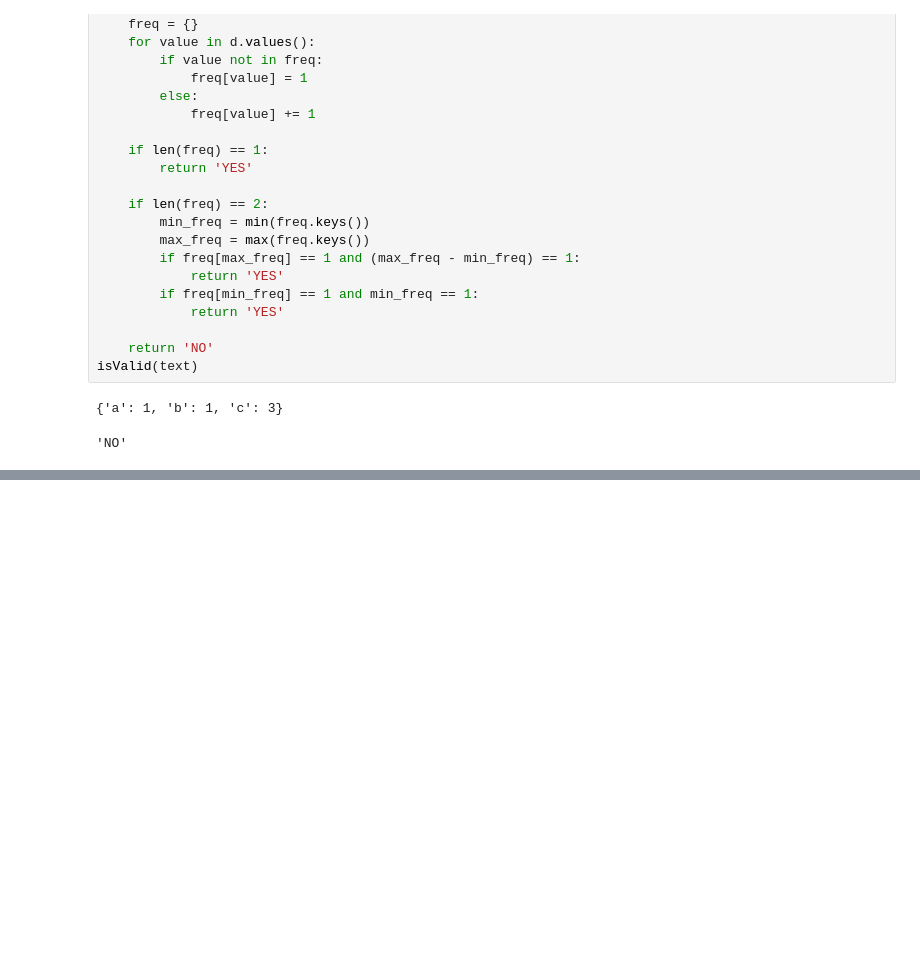
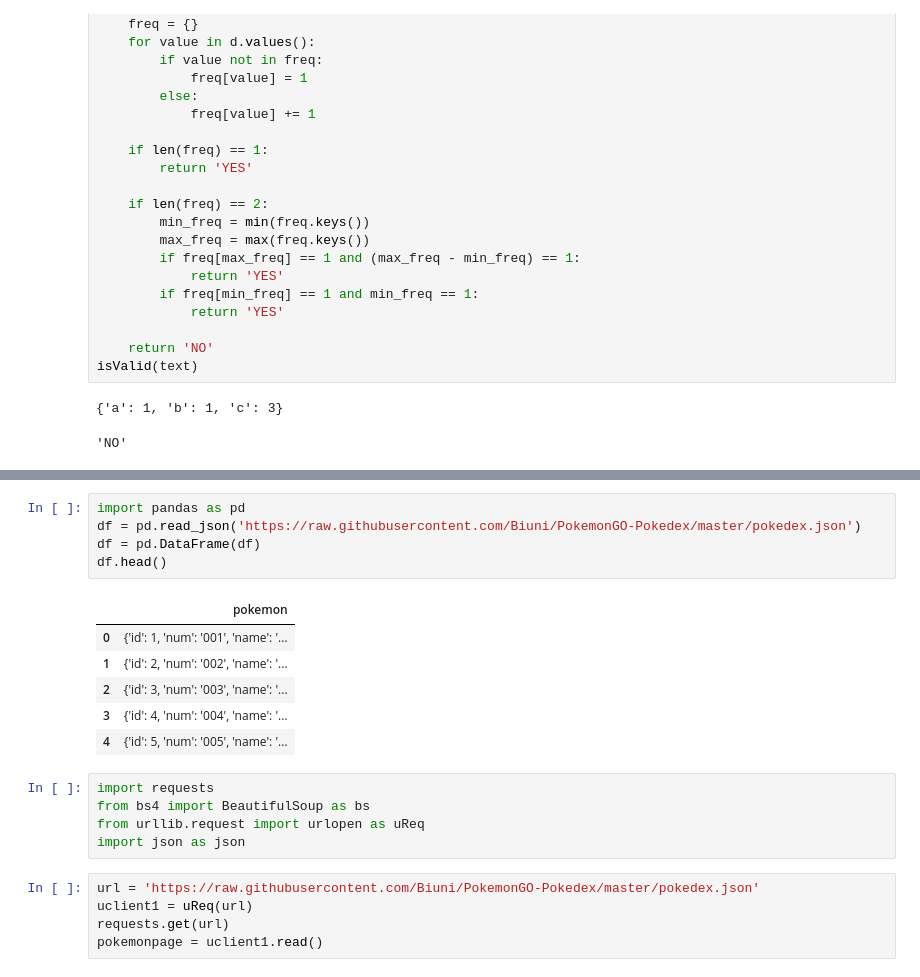
Before and after one commit to AKISHPOTHURI/DataScienceAssignment, a Jupyter notebook: python.ipynb, the cells around one changed output, grey strips where cells are left out. Saved outputs shown, nothing was run; the diff lists cells and outputs as text; blank space fills up the shorter version.

```diff
--- a/python.ipynb
+++ b/python.ipynb
@@ -82,0 +120,22 @@ isValid(text)
+# %%
+import pandas as pd
+df = pd.read_json('https://raw.githubusercontent.com/Biuni/PokemonGO-Pokedex/master/pokedex.json')
+df = pd.DataFrame(df)
+df.head()
+# %% [output]
+|  | pokemon |
+| 0 | {'id': 1, 'num': '001', 'name': '... |
+| 1 | {'id': 2, 'num': '002', 'name': '... |
+| 2 | {'id': 3, 'num': '003', 'name': '... |
+| 3 | {'id': 4, 'num': '004', 'name': '... |
+| 4 | {'id': 5, 'num': '005', 'name': '... |
+# %%
+import requests
+from bs4 import BeautifulSoup as bs
+from urllib.request import urlopen as uReq
+import json as json
+# %%
+url = 'https://raw.githubusercontent.com/Biuni/PokemonGO-Pokedex/master/pokedex.json'
+uclient1 = uReq(url)
+requests.get(url)
+pokemonpage = uclient1.read()
```
Also changed, not shown: parts of 3 cells of this notebook.
